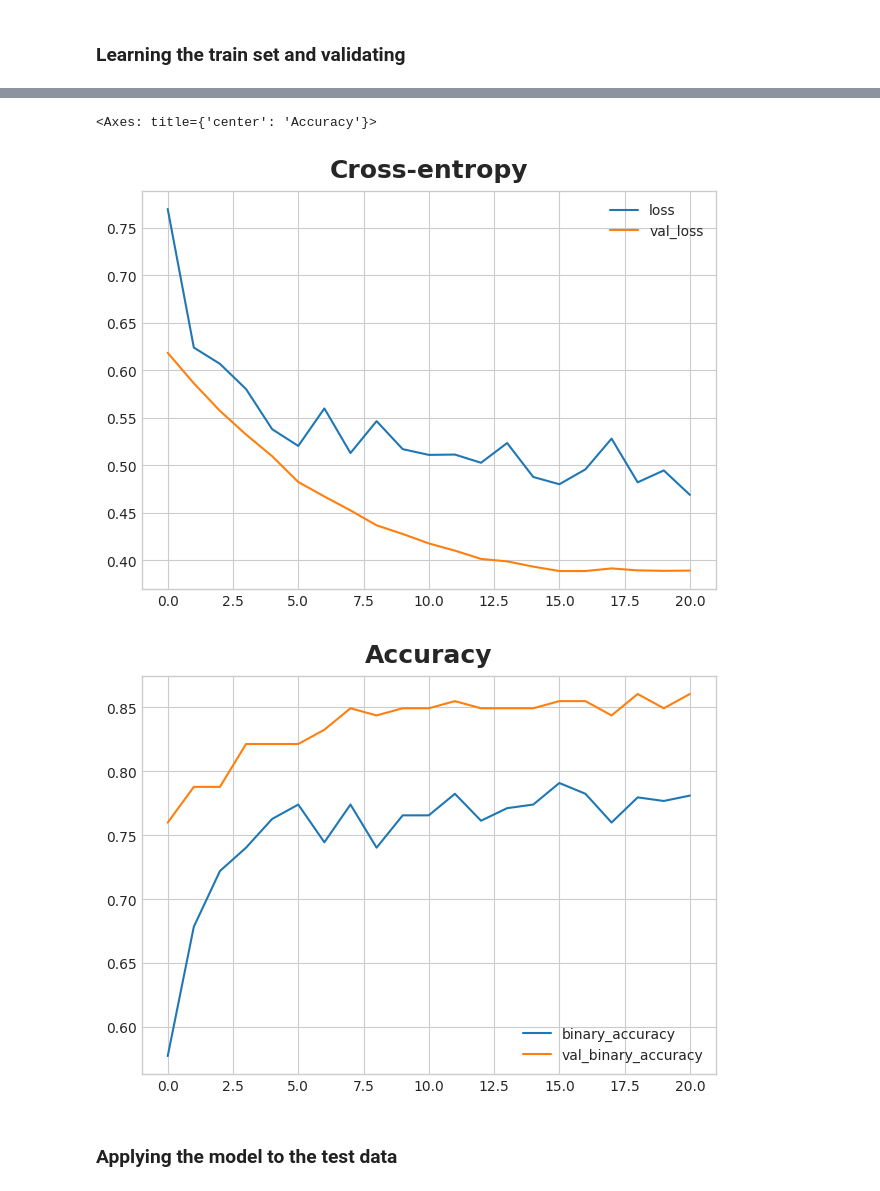
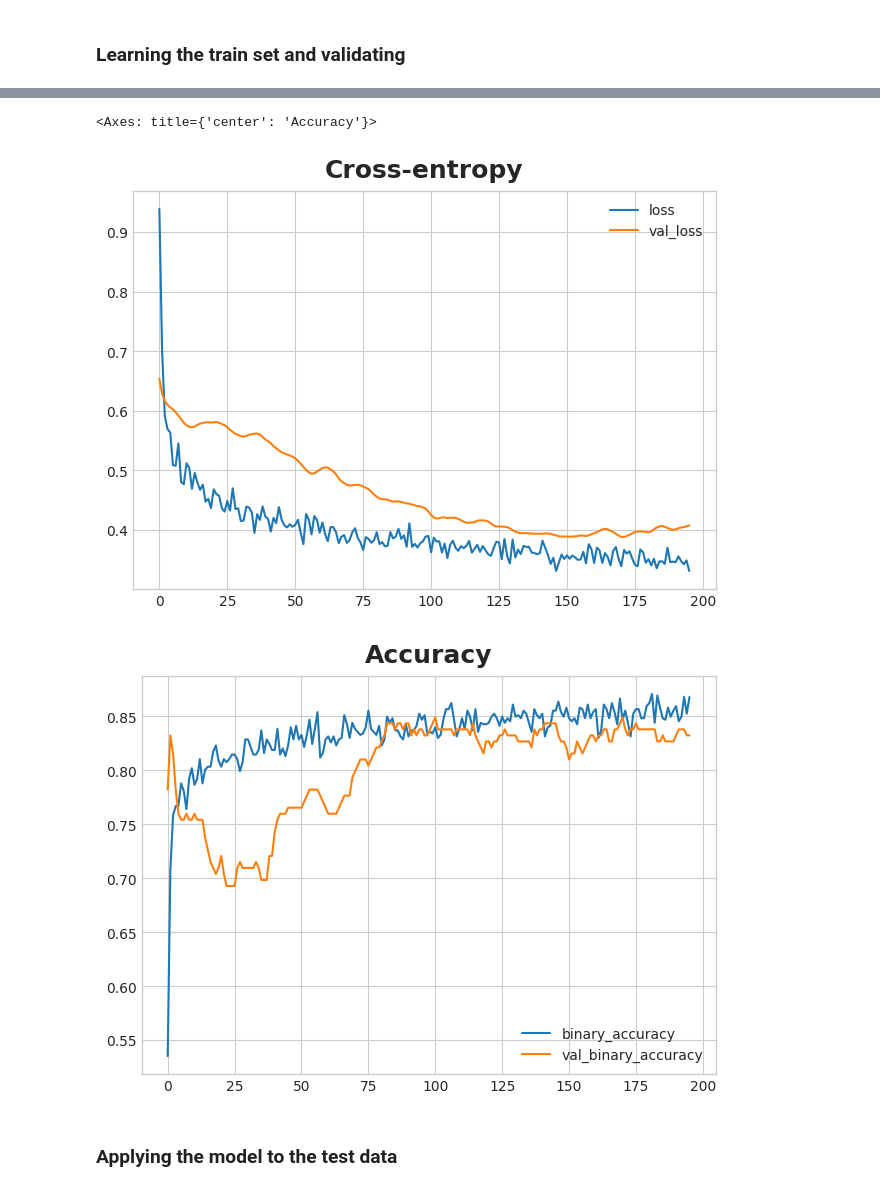
Before and after one commit to manueljrcsm/kaggle-titanic, a Jupyter notebook: my-first-competition-titanic.ipynb, the cells around one changed output, grey strips where cells are left out. Drawn from its saved outputs; the diff is of its cells as text; code cells hidden in the pictures.

```diff
--- a/my-first-competition-titanic.ipynb
+++ b/my-first-competition-titanic.ipynb
@@ -140,17 +144,27 @@ from tensorflow import keras
 from tensorflow.keras import layers
 
 model = keras.Sequential([
-    # layers.Input(shape=(None,input_shape)),
-    layers.BatchNormalization(input_shape=input_shape),
+    layers.Input(shape=input_shape),
+    layers.BatchNormalization(),
 
-    layers.Dense(32, activation='relu'),
+    layers.Dense(256, activation='relu'),
     layers.BatchNormalization(),
     layers.Dropout(0.3),
 
-    layers.Dense(32, activation='relu'),
+    layers.Dense(256, activation='relu'),
+    layers.BatchNormalization(),
+    layers.Dropout(0.3),
+
+    layers.Dense(256, activation='relu'),
     layers.BatchNormalization(),
     layers.Dropout(0.3),
 
     layers.Dense(1, activation='sigmoid'),
 ])
+# compiling
+model.compile(
+    optimizer='adam',
+    loss='binary_crossentropy',
+    metrics=['binary_accuracy'],
+)
 # %% [output]
@@ -168,7 +175,7 @@ model.compile(
 ### Learning the train set and validating
 # %%
 early_stopping = keras.callbacks.EarlyStopping(
-    patience=5,
+    patience=25,
     min_delta=0.001,
     restore_best_weights=True,
 )
@@ -176,8 +183,8 @@ early_stopping = keras.callbacks.EarlyStopping(
 history = model.fit(
     X_train, y_train,
     validation_data=(X_valid, y_valid),
-    batch_size=32,
-    epochs=200,
+    batch_size=512,
+    epochs=400,
     callbacks=[early_stopping],
 )
 
@@ -207,6 +214,6 @@ Epoch 21/200
 <Axes: title={'center': 'Accuracy'}>
-[figure, old version]
+[figure, new version]
-[figure, old version]
+[figure, new version]
 # %% [markdown]
 ### Applying the model to the test data
 # %%
```
Also changed, not shown: parts of 10 cells of this notebook.
